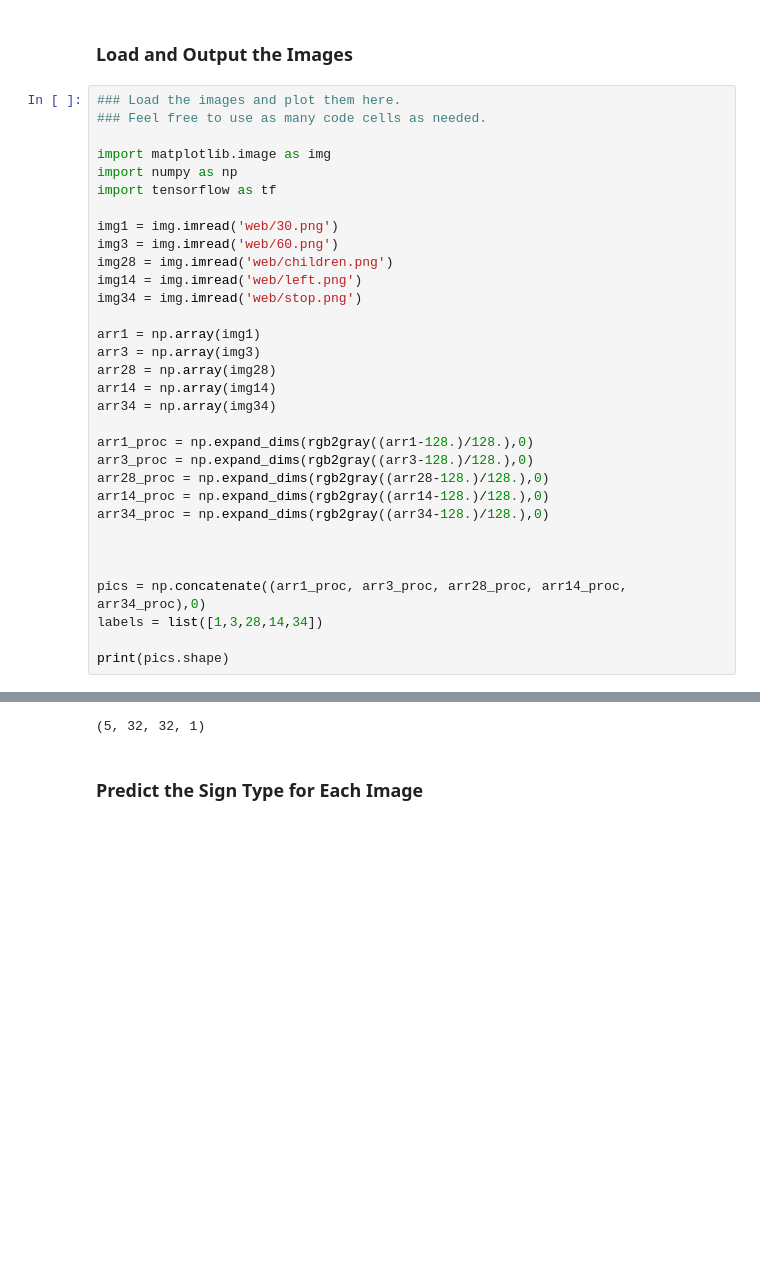
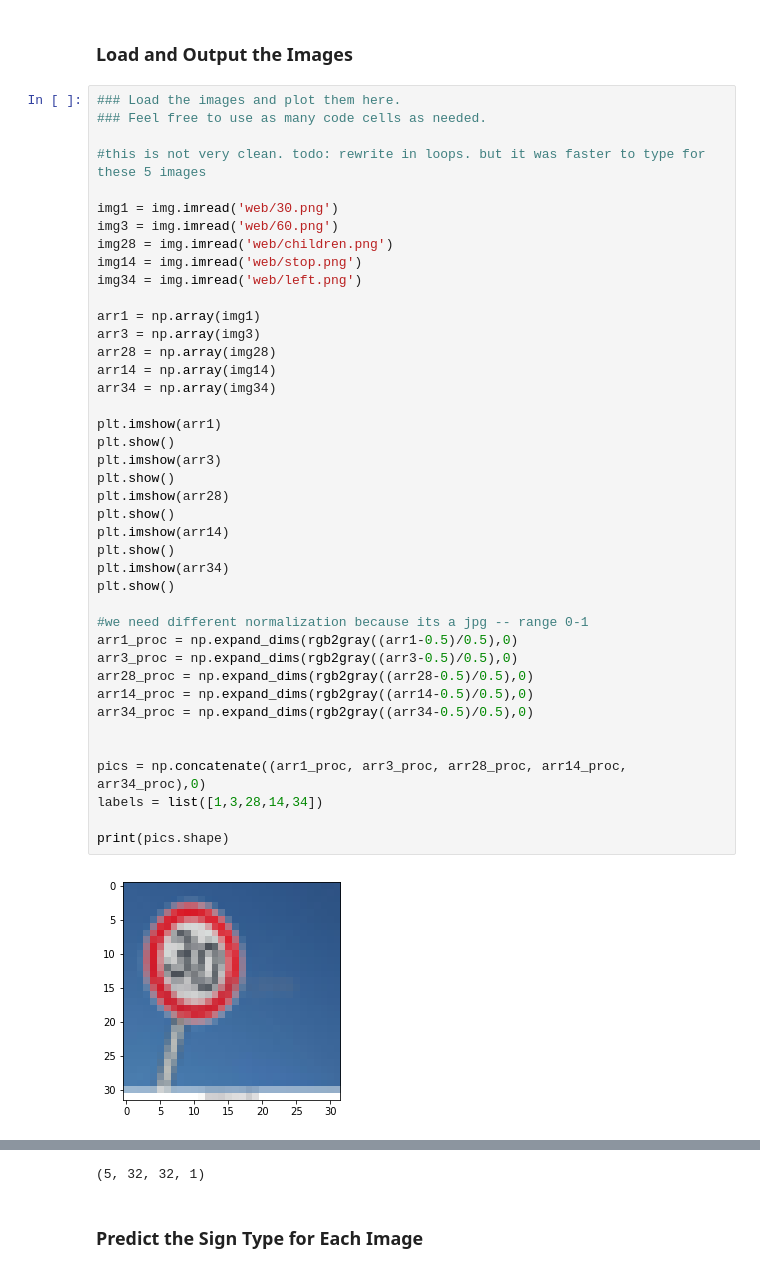
Before and after one commit to czechows/udacity----traffic-signs, a Jupyter notebook: Traffic_Sign_Classifier.ipynb, the cells around one changed output, grey strips where cells are left out. Cells and saved outputs as stored; diff of their text form; blank space fills up the shorter version.

```diff
--- a/Traffic_Sign_Classifier.ipynb
+++ b/Traffic_Sign_Classifier.ipynb
@@ -455,33 +440,43 @@ You may find `signnames.csv` useful as it contains mappings from the class id (i
 # %%
 ### Load the images and plot them here.
 ### Feel free to use as many code cells as needed.
 
-import matplotlib.image as img
-import numpy as np
-import tensorflow as tf
+#this is not very clean. todo: rewrite in loops. but it was faster to type for these 5 images
 
 img1 = img.imread('web/30.png')
 img3 = img.imread('web/60.png')
 img28 = img.imread('web/children.png')
-img14 = img.imread('web/left.png')
-img34 = img.imread('web/stop.png')
+img14 = img.imread('web/stop.png')
+img34 = img.imread('web/left.png')
 
 arr1 = np.array(img1)
 arr3 = np.array(img3)
 arr28 = np.array(img28)
 arr14 = np.array(img14)
 arr34 = np.array(img34)
 
-arr1_proc = np.expand_dims(rgb2gray((arr1-128.)/128.),0)
-arr3_proc = np.expand_dims(rgb2gray((arr3-128.)/128.),0)
-arr28_proc = np.expand_dims(rgb2gray((arr28-128.)/128.),0)
-arr14_proc = np.expand_dims(rgb2gray((arr14-128.)/128.),0)
-arr34_proc = np.expand_dims(rgb2gray((arr34-128.)/128.),0)
+plt.imshow(arr1)
+plt.show()
+plt.imshow(arr3)
+plt.show()
+plt.imshow(arr28)
+plt.show()
+plt.imshow(arr14)
+plt.show()
+plt.imshow(arr34)
+plt.show()
 
+#we need different normalization because its a jpg -- range 0-1
+arr1_proc = np.expand_dims(rgb2gray((arr1-0.5)/0.5),0)
+arr3_proc = np.expand_dims(rgb2gray((arr3-0.5)/0.5),0)
+arr28_proc = np.expand_dims(rgb2gray((arr28-0.5)/0.5),0)
+arr14_proc = np.expand_dims(rgb2gray((arr14-0.5)/0.5),0)
+arr34_proc = np.expand_dims(rgb2gray((arr34-0.5)/0.5),0)
 
 
 pics = np.concatenate((arr1_proc, arr3_proc, arr28_proc, arr14_proc, arr34_proc),0)
 labels = list([1,3,28,14,34])
 
 print(pics.shape)
 # %% [output]
+[figure, added]
```
Also changed, not shown: parts of 10 cells of this notebook, 10 other files.
